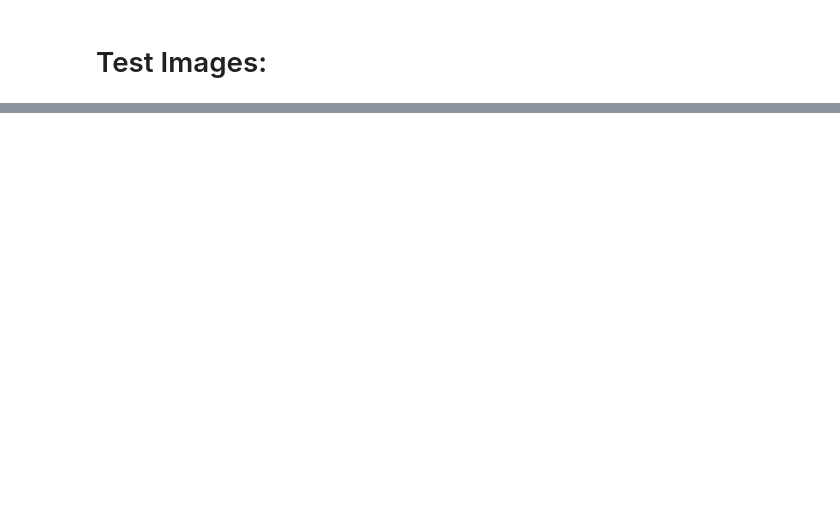
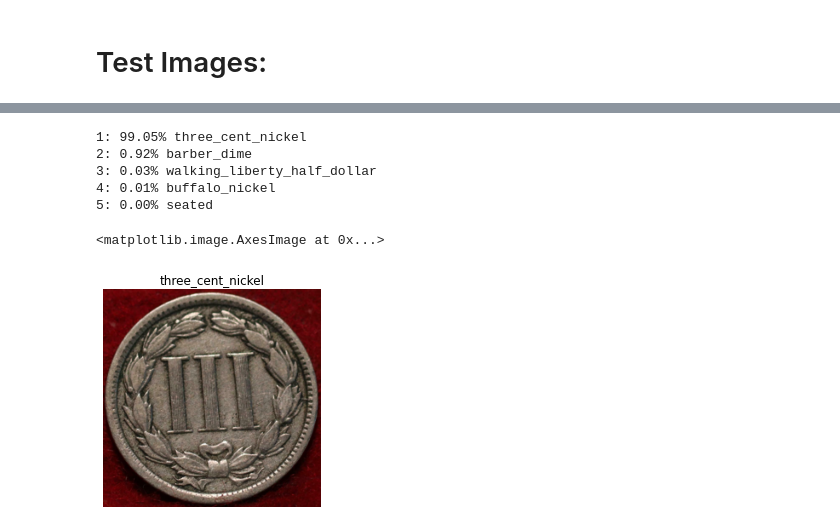
Before and after one commit to PScottZero/Numismatic, a Jupyter notebook: coin_classifier/coin_classifier.ipynb, the cells around one changed output, grey strips where cells are left out. Drawn from its saved outputs; the diff is of its cells as text; code cells hidden in the pictures; blank space fills up the shorter version.

```diff
--- a/coin_classifier/coin_classifier.ipynb
+++ b/coin_classifier/coin_classifier.ipynb
@@ -193,9 +184,6 @@ model = models.load_model('%s/coin_classifier_save' % base_dir)
 # %%
-# Load TFLite model and allocate tensors
-interpreter = tf.lite.Interpreter(model_path='%s/coin_classifier.tflite' % base_dir)
+interpreter = tf.lite.Interpreter(tflite_dir)
 interpreter.allocate_tensors()
-
-# Get input and output tensors
 input_details = interpreter.get_input_details()
 output_details = interpreter.get_output_details()
 # %% [markdown]
@@ -282,0 +279,21 @@ plt.imshow(img_data)
+# %%
+img_data, label = load_img('three_cent_nickel-r.jpg')
+prediction = predict(img_data)
+ranked = np.argsort(prediction)
+
+prediction_sorted = sorted(prediction)
+
+for i in range(-1,-6,-1):
+  print(colored('%d: %.2f%% %s' % (abs(i), prediction_sorted[i] * 100, labels[ranked[i]]), get_color(labels[ranked[i]], label, i)))
+
+plt.title(labels[np.argmax(prediction)])
+plt.axis('off')
+plt.imshow(img_data)
+# %% [output]
+1: 99.05% three_cent_nickel
+2: 0.92% barber_dime
+3: 0.03% walking_liberty_half_dollar
+4: 0.01% buffalo_nickel
+5: 0.00% seated
+<matplotlib.image.AxesImage at 0x...>
+[figure, added]
```
Also changed, not shown: parts of 34 cells of this notebook, 40 other files.
